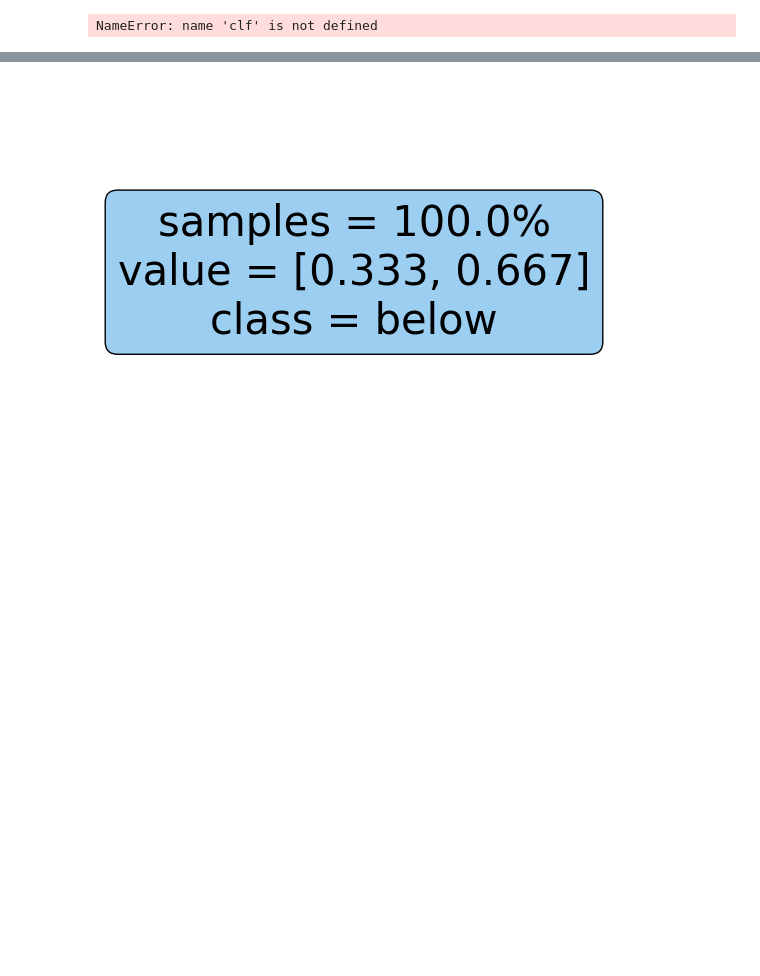
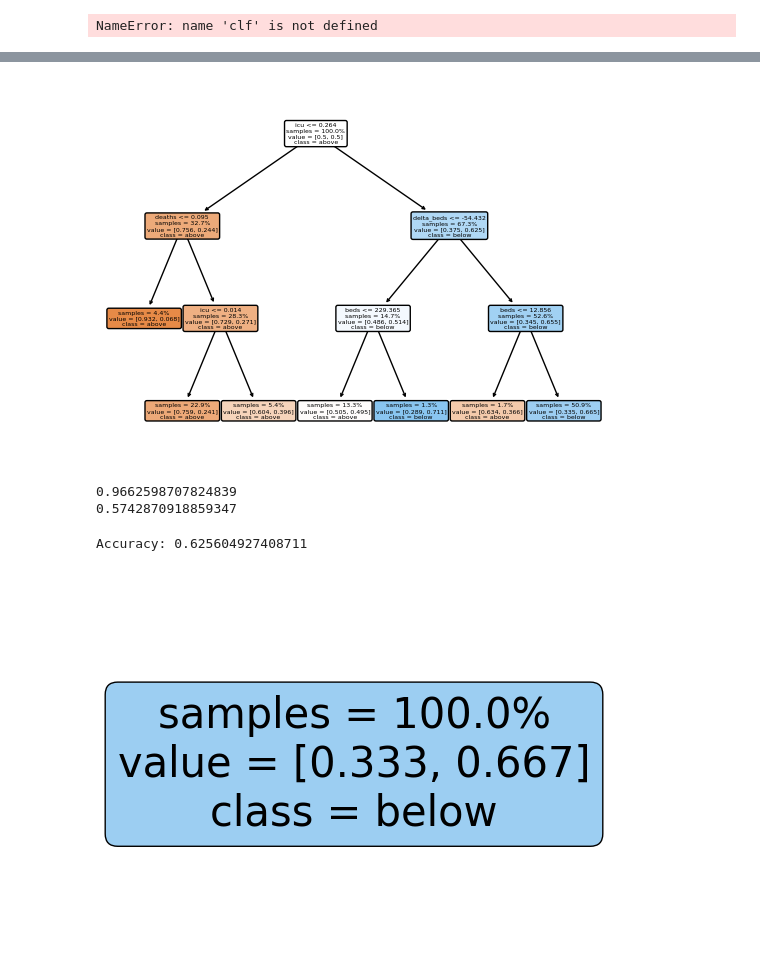
Before and after one commit to RachelMurray-Watson/COVID_forecasting, a Jupyter notebook: COVID_19_Forecast_dataset.ipynb, the cells around one changed output, grey strips where cells are left out. Drawn from its saved outputs; the diff is of its cells as text; code cells hidden in the pictures; blank space fills up the shorter version.

```diff
--- a/COVID_19_Forecast_dataset.ipynb
+++ b/COVID_19_Forecast_dataset.ipynb
@@ -932 +945,34 @@ plot_tree(clf, feature_names=['cases', 'delta_cases', 'deaths', 'delta_death','a
+# %%
+plot_tree(clf, feature_names=['cases', 'delta_cases', 'deaths', 'delta_death','admit', 'delta_admits','icu', 'delta_icu','beds', 'delta_beds'	], class_names=['above', 'below'], filled=True, proportion=True,rounded=True,impurity=False)
+plt.savefig('Graphs/Pruned_decision_tree_HSA_July2020_Nov2022.png', dpi = 300)
+# %% [output]
+[figure, added]
+# %%
+conf_matrix = confusion_matrix(y_test, y_pred)
+
+TN = conf_matrix[0, 0]
+FP = conf_matrix[0, 1]
+FN = conf_matrix[1, 0]
+TP = conf_matrix[1, 1]
+
+# Calculate specificity (true negative rate)
+specificity = TN / (TN + FP)
+print(specificity)
+# Calculate sensitivity (true positive rate)
+sensitivity = TP / (TP + FN)
+print(sensitivity)
+# %% [output]
+0.9662598707824839
+0.5742870918859347
+# %%
+
+best_params = {'min_samples_split': 52, 'min_samples_leaf': 75, 'max_depth': 3, 'criterion': 'gini', 'ccp_alpha': 0.06}
+clf = DecisionTreeClassifier(**best_params, random_state=10) #, ccp_alpha=0.00385301)
+clf.fit(X_train, y_train)
+y_pred = clf.predict(X_test)
+# Evaluate the accuracy of the model
+accuracy = accuracy_score(y_test, y_pred)
+print("Accuracy:", accuracy)
+# %% [output]
+Accuracy: 0.625604927408711
 # %%
```
Also changed, not shown: parts of 5 cells of this notebook.
